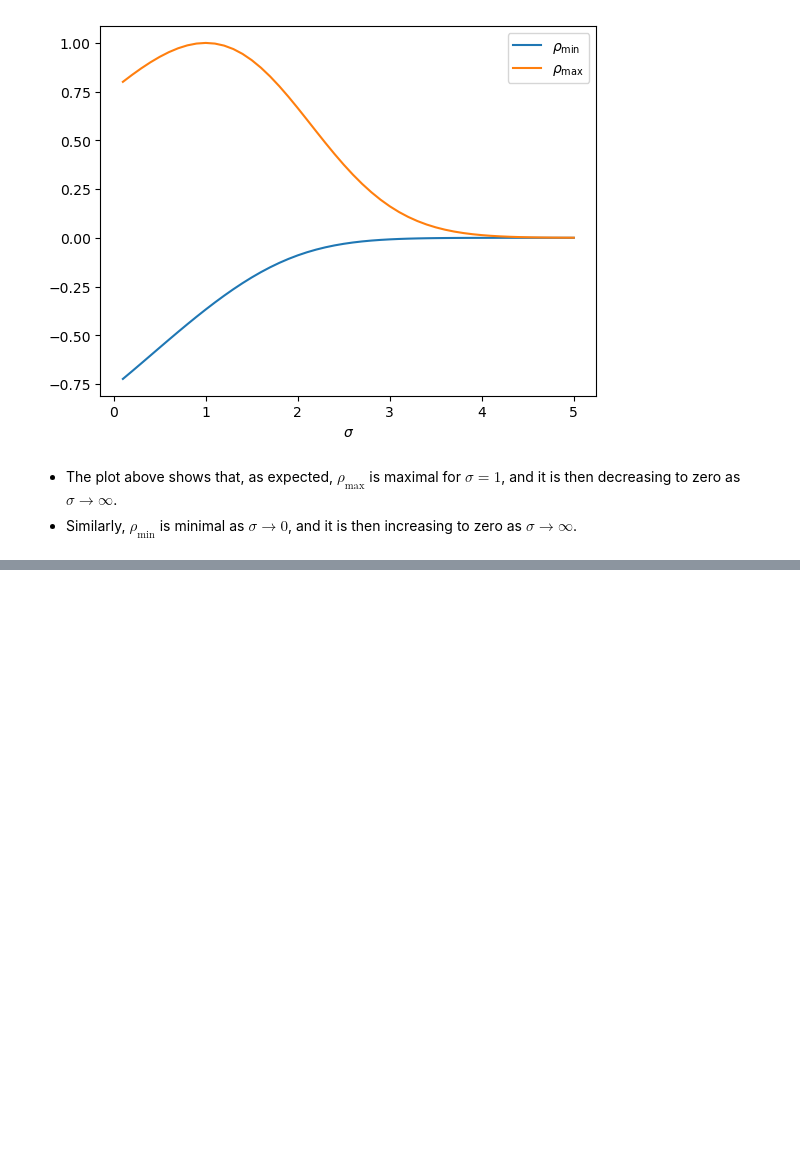
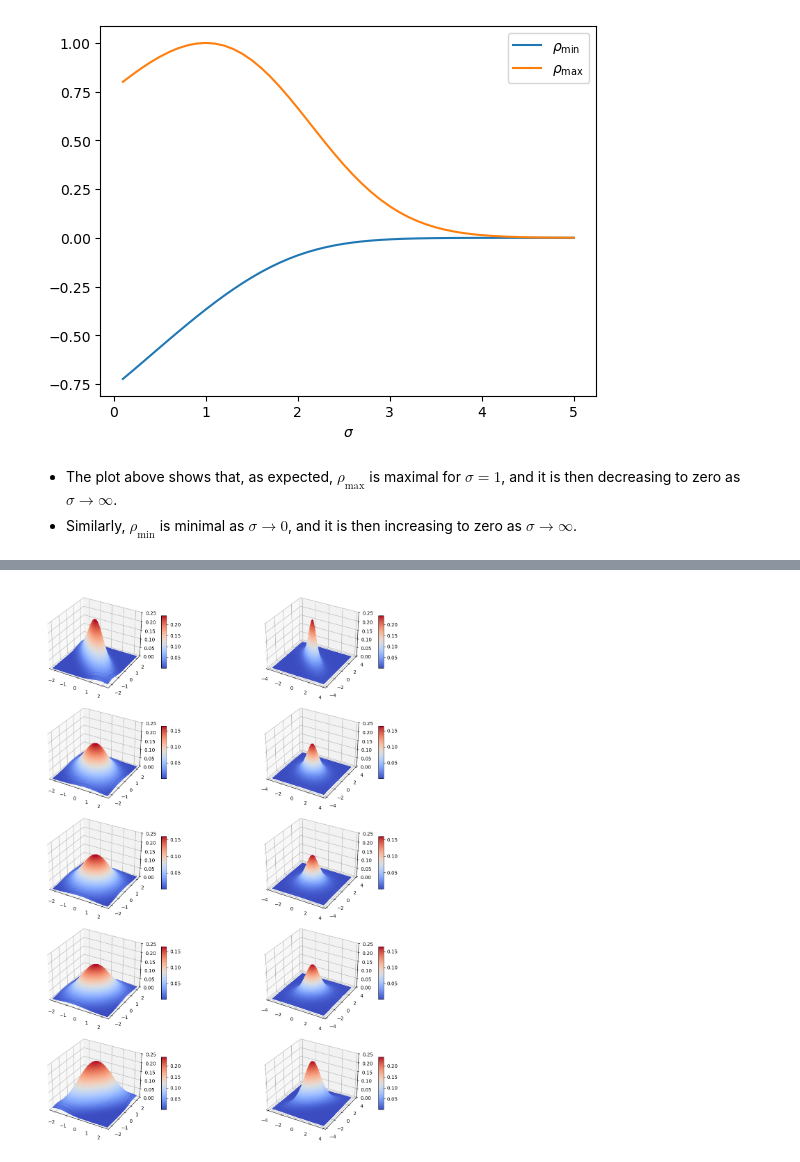
Before and after one commit to yshirai999/CFRM-541-Quantitative-Risk-Management, a Jupyter notebook: H3/H3_Sol.ipynb, the cells around one changed output, grey strips where cells are left out. Saved outputs shown, nothing was run; the diff lists cells and outputs as text; code cells hidden in the pictures; blank space fills up the shorter version.

```diff
--- a/H3/H3_Sol.ipynb
+++ b/H3/H3_Sol.ipynb
@@ -75,0 +78,56 @@ ax.legend()
+# %%
+import matplotlib.pyplot as plt
+import numpy as np
+import scipy.stats as st
+
+from matplotlib import cm
+from mpl_toolkits.mplot3d.axes3d import get_test_data
+
+# Correlation
+rho = [-0.75,-0.25,0,0.25,0.75]
+lim = 2.5
+# set up a figure twice as tall as it is wide
+fig, axs = plt.subplots(len(rho), 2, subplot_kw=dict(projection='3d'),figsize=plt.figaspect(4))
+fig.set_figwidth(15)
+# =================
+# Bivariate copulas
+# =================
+
+for i in range(len(rho)):
+
+    # Gaussian bivariate copula
+    U1 = np.arange(0.01, 0.999, 0.01)
+    U2 = np.arange(0.01, 0.999, 0.01)
+    X = st.norm.ppf(U1)
+    Y = st.norm.ppf(U2)
+    X, Y = np.meshgrid(X, Y)
+    U1, U2 = np.meshgrid(U1, U2)
+    rv = st.multivariate_normal([0, 0], [[1, rho[i]], [rho[i], 1]])
+    Z = rv.pdf(np.dstack((X, Y)))
+    surf = axs[i,0].plot_surface(X, Y, Z, rstride=1, cstride=1, cmap=cm.coolwarm,
+                        linewidth=0, antialiased=False)
+    axs[i,0].set_xlim(-lim, lim)
+    axs[i,0].set_ylim(-lim, lim)
+    axs[i,0].set_zlim(0, 0.25)
+    fig.colorbar(surf, shrink=0.5, aspect=10)
+
+    # Student bivariate copula
+    U1 = np.arange(0.01, 0.999, 0.01)
+    U2 = np.arange(0.01, 0.999, 0.01)
+    X = st.t.ppf(U1,df=4)
+    Y = st.t.ppf(U2,df=4)
+    X, Y = np.meshgrid(X, Y)
+    U1, U2 = np.meshgrid(U1, U2)
+    rv = st.multivariate_t([0, 0], [[1, rho[i]], [rho[i], 1]], df = 4)
+    Z = rv.pdf(np.dstack((X, Y)))
+    surf = axs[i,1].plot_surface(X, Y, Z, rstride=1, cstride=1, cmap=cm.coolwarm,
+                        linewidth=0, antialiased=False)
+    axs[i,0].set_xlim(-lim, lim)
+    axs[i,0].set_ylim(-lim, lim)
+    axs[i,1].set_zlim(0, 0.25)
+    fig.colorbar(surf, shrink=0.5, aspect=10)
+
+plt.tight_layout()
+plt.show()
+# %% [output]
+[figure, added]
```
Also changed, not shown: parts of 8 cells of this notebook, 1 other file.
